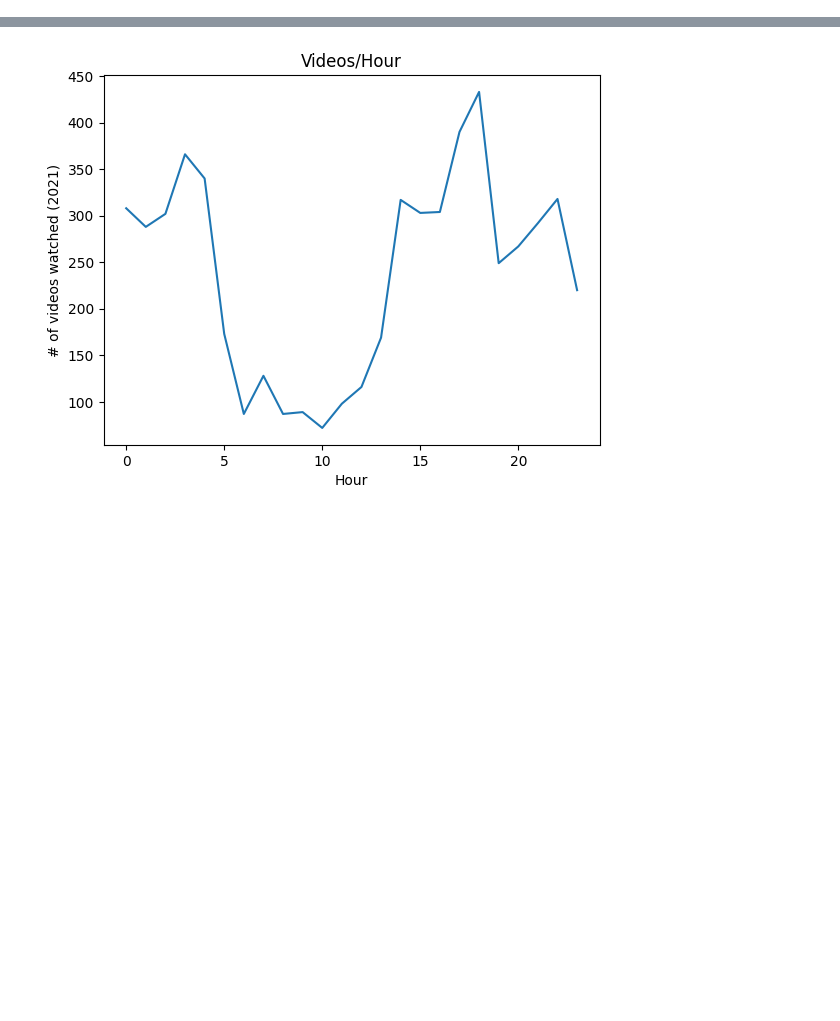
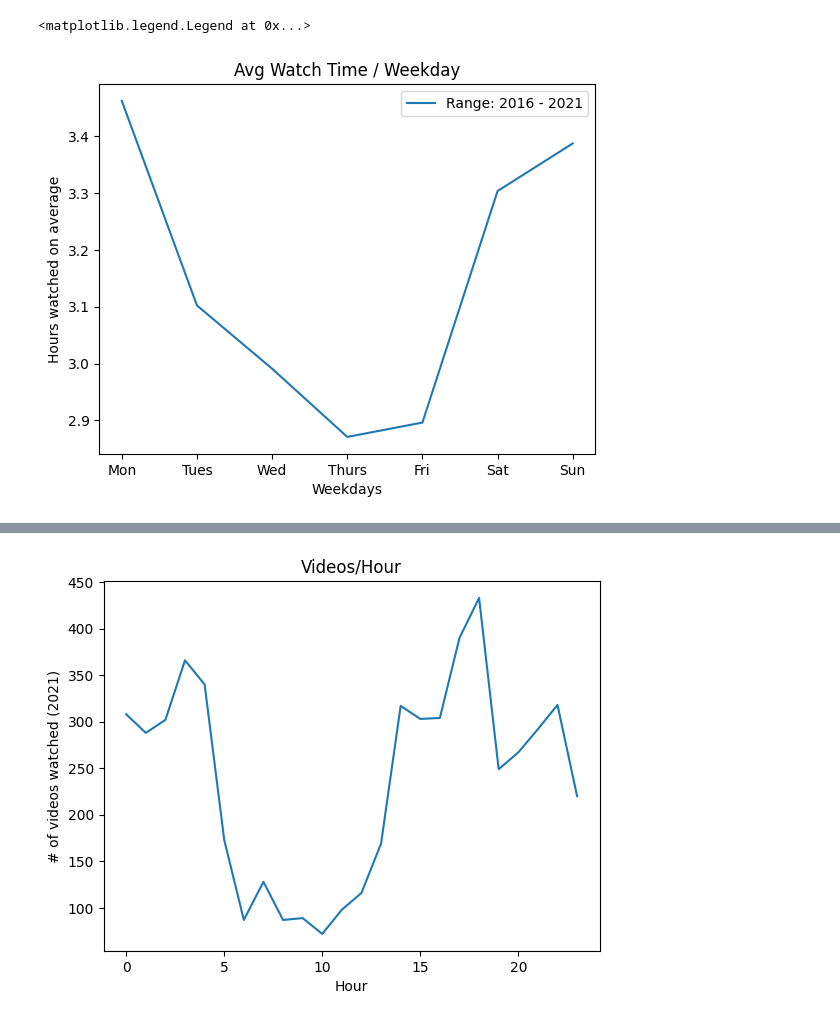
Before and after one commit to delaguardianick/Youtube-Watch-History-Statistics, a Jupyter notebook: Youtube_Analysis.ipynb, the cells around one changed output, grey strips where cells are left out. Cells and saved outputs as stored; diff of their text form; code cells hidden in the pictures; blank space fills up the shorter version.

```diff
--- a/Youtube_Analysis.ipynb
+++ b/Youtube_Analysis.ipynb
@@ -41 +47,21 @@ weekdays_count_df.plot(x="Weekdays", y="counts", title="Videos/Weekday", xlabel
+# %%
+# VIDEO
+# Change string to int
+wh_df['video_length_secs'] = wh_df['video_length_secs'].astype(int)
+
+# Filter dataframe and group by desired index
+weekdays_count_df = wh_df[["video_length_secs", "day_of_week"]]
+weekdays_count_df = weekdays_count_df.groupby("day_of_week").sum().reset_index()
+
+# Data manipulation. total secs for a sunday into hours watched on average on a sunday
+weekdays_count_df['hours_watched_avg'] = weekdays_count_df['video_length_secs'].apply(lambda x: x / (60*60*weeks_diff_date_range))
+
+# label mapping
+weekdays_map = {0:'Mon',1:'Tues',2:'Wed',3:'Thurs',4:'Fri', 5:'Sat',6:'Sun'}
+weekdays_count_df["day_of_week"]=weekdays_count_df["day_of_week"].map(weekdays_map)
+
+weekdays_count_df.plot(x="day_of_week", y="hours_watched_avg", title="Avg Watch Time / Weekday", xlabel = "Weekdays", ylabel="Hours watched on average").legend([f"Range: {start_year} - {end_year}"])
+# %% [output]
+<matplotlib.legend.Legend at 0x...>
+[figure, added]
 # %%
```
Also changed, not shown: parts of 8 cells of this notebook, 3 other files.
